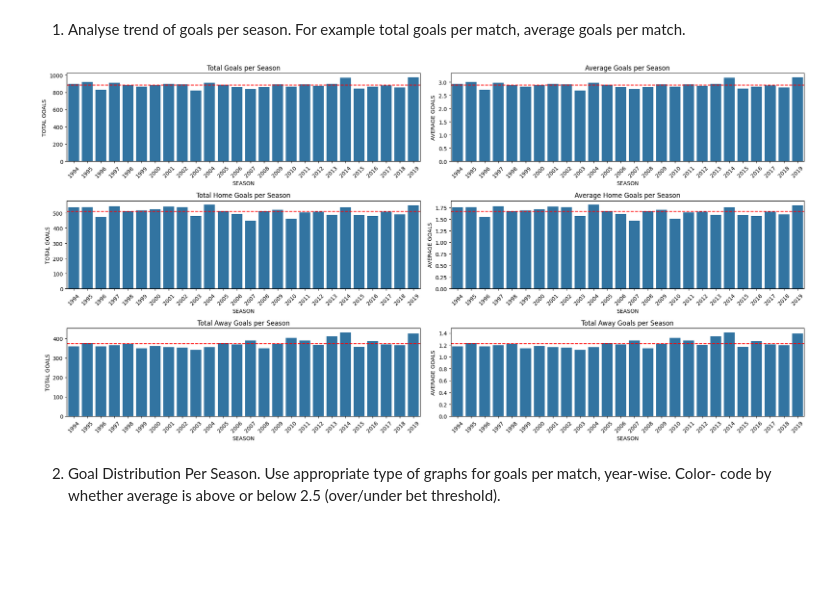
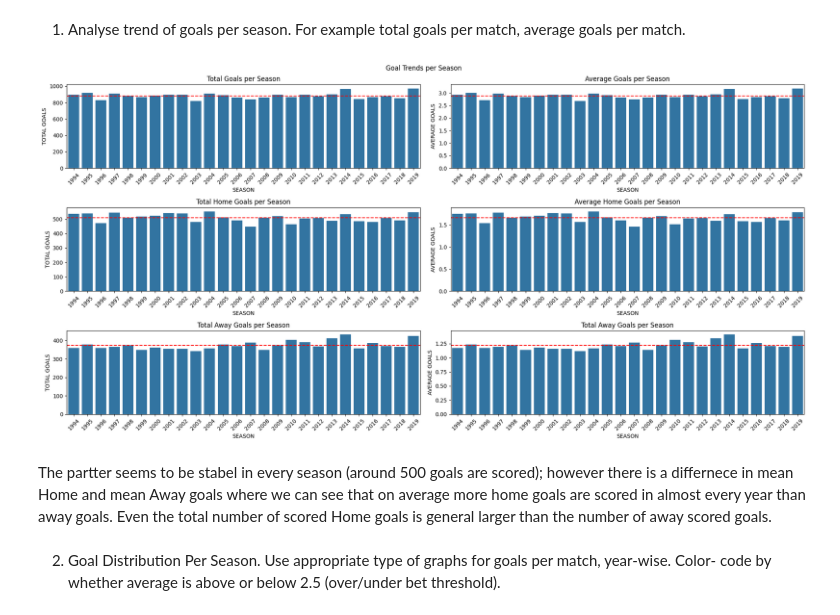
Before and after one commit to aramabrahamyan1703/DS116_Data_Visualization, a Jupyter notebook: Aram_Abrahamyan_HW4/HW4.ipynb, the cells around one changed output. Cells and saved outputs as stored; diff of their text form; code cells hidden in the pictures; blank space fills up the shorter version.

```diff
--- a/Aram_Abrahamyan_HW4/HW4.ipynb
+++ b/Aram_Abrahamyan_HW4/HW4.ipynb
@@ -58,34 +58,37 @@ ax[0][1].set_xticklabels(ax[0][1].get_xticklabels(), rotation=45)
 ax[0][1].set_ylabel('AVERAGE GOALS')
 ax[0][1].axhline(y=season_stats['AVG_GOALS'].mean(), color='red', linestyle='--')
 
 sns.barplot(x='SEASON', y='TOTAL_HOME_GOALS', data=season_stats, ax=ax[1][0]);
 ax[1][0].set_title('Total Home Goals per Season')
 ax[1][0].set_xticklabels(ax[0][1].get_xticklabels(), rotation=45)
 ax[1][0].set_ylabel('TOTAL GOALS')
 ax[1][0].axhline(y=season_stats['TOTAL_HOME_GOALS'].mean(), color='red', linestyle='--')
 
 sns.barplot(x='SEASON', y='AVG_HOME_GOALS', data=season_stats, ax=ax[1][1]);
 ax[1][1].set_title('Average Home Goals per Season')
 ax[1][1].set_xticklabels(ax[1][1].get_xticklabels(), rotation=45)
 ax[1][1].set_ylabel('AVERAGE GOALS')
 ax[1][1].axhline(y=season_stats['AVG_HOME_GOALS'].mean(), color='red', linestyle='--')
 
 sns.barplot(x='SEASON', y='TOTAL_AWAY_GOALS', data=season_stats, ax=ax[2][0]);
 ax[2][0].set_title('Total Away Goals per Season')
 ax[2][0].set_xticklabels(ax[2][0].get_xticklabels(), rotation=45)
 ax[2][0].set_ylabel('TOTAL GOALS')
 ax[2][0].axhline(y=season_stats['TOTAL_AWAY_GOALS'].mean(), color='red', linestyle='--')
 
 sns.barplot(x='SEASON', y='AVG_AWAY_GOALS', data=season_stats, ax=ax[2][1]);
 ax[2][1].set_title('Total Away Goals per Season')
 ax[2][1].set_xticklabels(ax[2][1].get_xticklabels(), rotation=45)
 ax[2][1].set_ylabel('AVERAGE GOALS')
 ax[2][1].axhline(y=season_stats['AVG_AWAY_GOALS'].mean(), color='red', linestyle='--')
 
+plt.suptitle('Goal Trends per Season')
 plt.tight_layout()
 plt.show();
 # %% [output]
-[figure, old version]
+[figure, new version]
+# %% [markdown]
+The partter seems to be stabel in every season (around 500 goals are scored); however there is a differnece in mean Home and mean Away goals where we can see that on average more home goals are scored in almost every year than away goals. Even the total number of scored Home goals is general larger than the number of away scored goals.
 # %% [markdown]
 2. Goal Distribution Per Season. Use appropriate type of graphs for goals per match, year-wise. Color-
 code by whether average is above or below 2.5 (over/under bet threshold).
```
Also changed, not shown: parts of 5 cells of this notebook, 2 other files.
